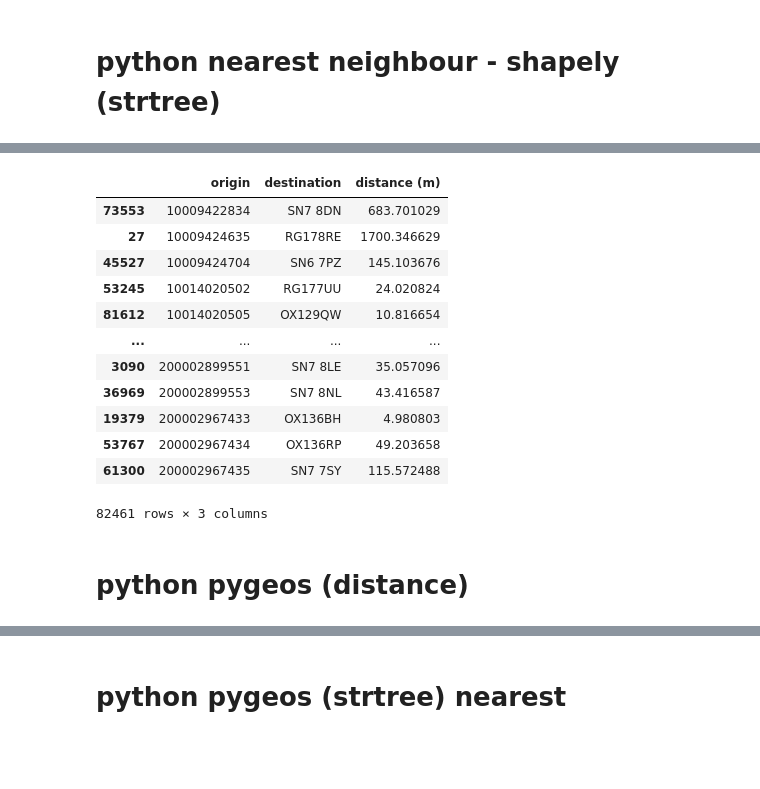
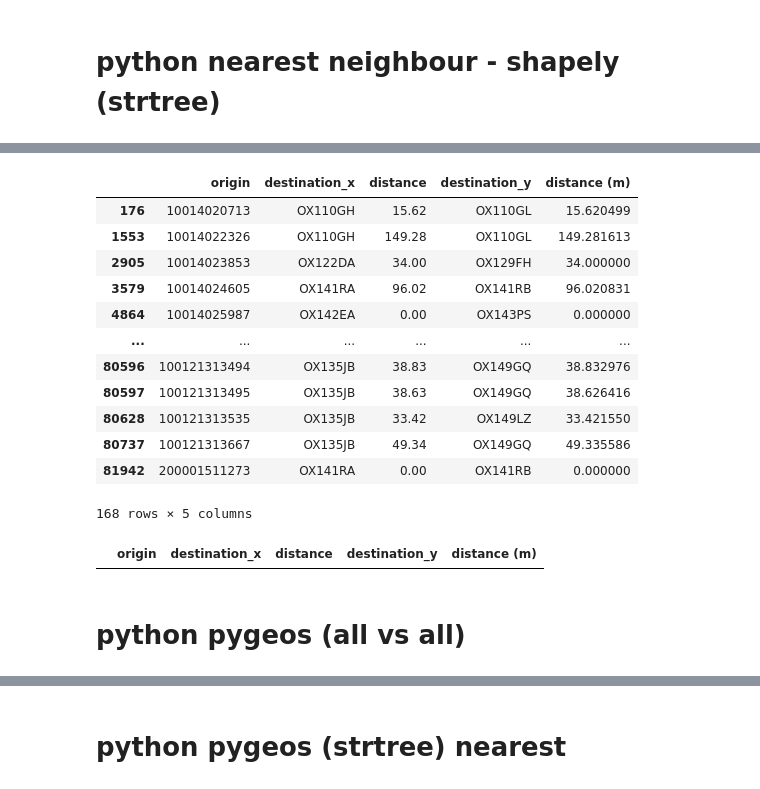
Before and after one commit to carlospadron/Notes, a Jupyter notebook: spatial_exercises/nearest_neighbour/nearest_neighbour.ipynb, the cells around one changed output, grey strips where cells are left out. Cells and saved outputs as stored; diff of their text form; code cells hidden in the pictures; blank space fills up the shorter version.

```diff
--- a/spatial_exercises/nearest_neighbour/nearest_neighbour.ipynb
+++ b/spatial_exercises/nearest_neighbour/nearest_neighbour.ipynb
@@ -190,14 +255,11 @@ def nearest_neighbour(geoma, geomb, maxdist):
 
     nearest = pd.DataFrame(
         {
-            'origin': [i[0] for i in geoma.iteritems()],
+            'origin': [i[0] for i in geoma.items()],
             'destination': combinations,
             'distance': [i.distance(geomb[combinations[n]]) for n,i in enumerate(geoma)]
         }
     )
 
     return nearest
-
-#get ids of nearest neighbours
-#knn = nearest_neighbour(uprn.geometry, codepoint.geometry, 5000)
 # %%
@@ -235,34 +294,29 @@ knn.sort_values('origin')
 # %%
 from shapely.strtree import STRtree
 # %%
-sql = """SELECT "UPRN", geom FROM os.open_uprn_white_horse """
-uprn = gpd.GeoDataFrame.from_postgis(sql, engine, geom_col='geom')
+sql = """SELECT "UPRN", geom FROM os.open_uprn_white_horse"""
+uprn = gpd.read_postgis(sql, engine, geom_col='geom')
 
-sql = """SELECT "postcode", geom FROM os.code_point_open_white_horse """
-codepoint = gpd.GeoDataFrame.from_postgis(sql, engine, geom_col='geom')
+sql = """SELECT "postcode", geom FROM os.code_point_open_white_horse ORDER BY postcode"""
+codepoint = gpd.read_postgis(sql, engine, geom_col='geom')
 # %%
 #function that returns index of nearest geometry in b for every geometry in a
 def nearest_neighbour(geoma, geomb):
     #origin
-    origin_id = [i[0] for i in geoma.iteritems()]
+    origin_id = [i[0] for i in geoma.items()]
     #tree
     geomb = geomb.to_list()
-    geomb_id = [id(i) for i in geomb]
     tree = STRtree(geomb)
-    nearest = [id(tree.nearest(i)) for i in geoma]
+    nearest = [tree.nearest(i) for i in geoma]
     #merging
-    dest = pd.DataFrame({'geomb_id': geomb_id, 'geom': geomb}).reset_index().set_index('geomb_id')
-    combinations =dest.loc[nearest]
+    combinations = pd.Series(geomb).iloc[nearest]
 
     nearest = pd.DataFrame(
         {
             'origin': origin_id,
-            'destination': combinations['index'].to_list(),
-            'distance': [i.distance(combinations['geom'].iloc[n]) for n,i in enumerate(geoma)]
+            'destination': combinations.index.to_list(),
+            'distance': [i.distance(combinations.iloc[n]) for n,i in enumerate(geoma)]
         }
     )
 
     return nearest
-
-#get ids of nearest neighbours
-knn = nearest_neighbour(uprn.geometry, codepoint.geometry)
@@ -283,16 +340,0 @@ knn.columns = ['origin', 'destination', 'distance (m)']
-# %%
-knn.sort_values('origin')
-# %% [output]
-|  | origin | destination | distance (m) |
-| 73553 | 10009422834 | SN7 8DN | 683.701029 |
-| 27 | 10009424635 | RG178RE | 1700.346629 |
-| 45527 | 10009424704 | SN6 7PZ | 145.103676 |
-| 53245 | 10014020502 | RG177UU | 24.020824 |
-| 81612 | 10014020505 | OX129QW | 10.816654 |
-| ... | ... | ... | ... |
-| 3090 | 200002899551 | SN7 8LE | 35.057096 |
-| 36969 | 200002899553 | SN7 8NL | 43.416587 |
-| 19379 | 200002967433 | OX136BH | 4.980803 |
-| 53767 | 200002967434 | OX136RP | 49.203658 |
-| 61300 | 200002967435 | SN7 7SY | 115.572488 |
-82461 rows × 3 columns
@@ -299,4 +344,32 @@ knn.sort_values('origin')
+# %%
+sql = """SELECT * FROM os.knn"""
+data = pd.read_sql(sql, engine)
+
+data3 = pd.merge(data, knn, how = 'outer', on = 'origin')
+data3[data3['destination_x']!=data3['destination_y']]
+# %% [output]
+|  | origin | destination_x | distance | destination_y | distance (m) |
+| 176 | 10014020713 | OX110GH | 15.62 | OX110GL | 15.620499 |
+| 1553 | 10014022326 | OX110GH | 149.28 | OX110GL | 149.281613 |
+| 2905 | 10014023853 | OX122DA | 34.00 | OX129FH | 34.000000 |
+| 3579 | 10014024605 | OX141RA | 96.02 | OX141RB | 96.020831 |
+| 4864 | 10014025987 | OX142EA | 0.00 | OX143PS | 0.000000 |
+| ... | ... | ... | ... | ... | ... |
+| 80596 | 100121313494 | OX135JB | 38.83 | OX149GQ | 38.832976 |
+| 80597 | 100121313495 | OX135JB | 38.63 | OX149GQ | 38.626416 |
+| 80628 | 100121313535 | OX135JB | 33.42 | OX149LZ | 33.421550 |
+| 80737 | 100121313667 | OX135JB | 49.34 | OX149GQ | 49.335586 |
+| 81942 | 200001511273 | OX141RA | 0.00 | OX141RB | 0.000000 |
+168 rows × 5 columns
+# %%
+sql = """SELECT * FROM os.knn"""
+data = pd.read_sql(sql, engine)
+
+data3 = pd.merge(data, knn, how = 'outer', on = 'origin')
+data3[data3['distance']!=data3['distance (m)'].round(2)]
+# %% [output]
+|  | origin | destination_x | distance | destination_y | distance (m) |
 # %% [markdown]
-# python pygeos (distance)
+# python pygeos (all vs all)
 # %%
 sql = """SELECT "UPRN", geom FROM os.open_uprn_white_horse"""
```
Also changed, not shown: parts of 68 cells of this notebook.
